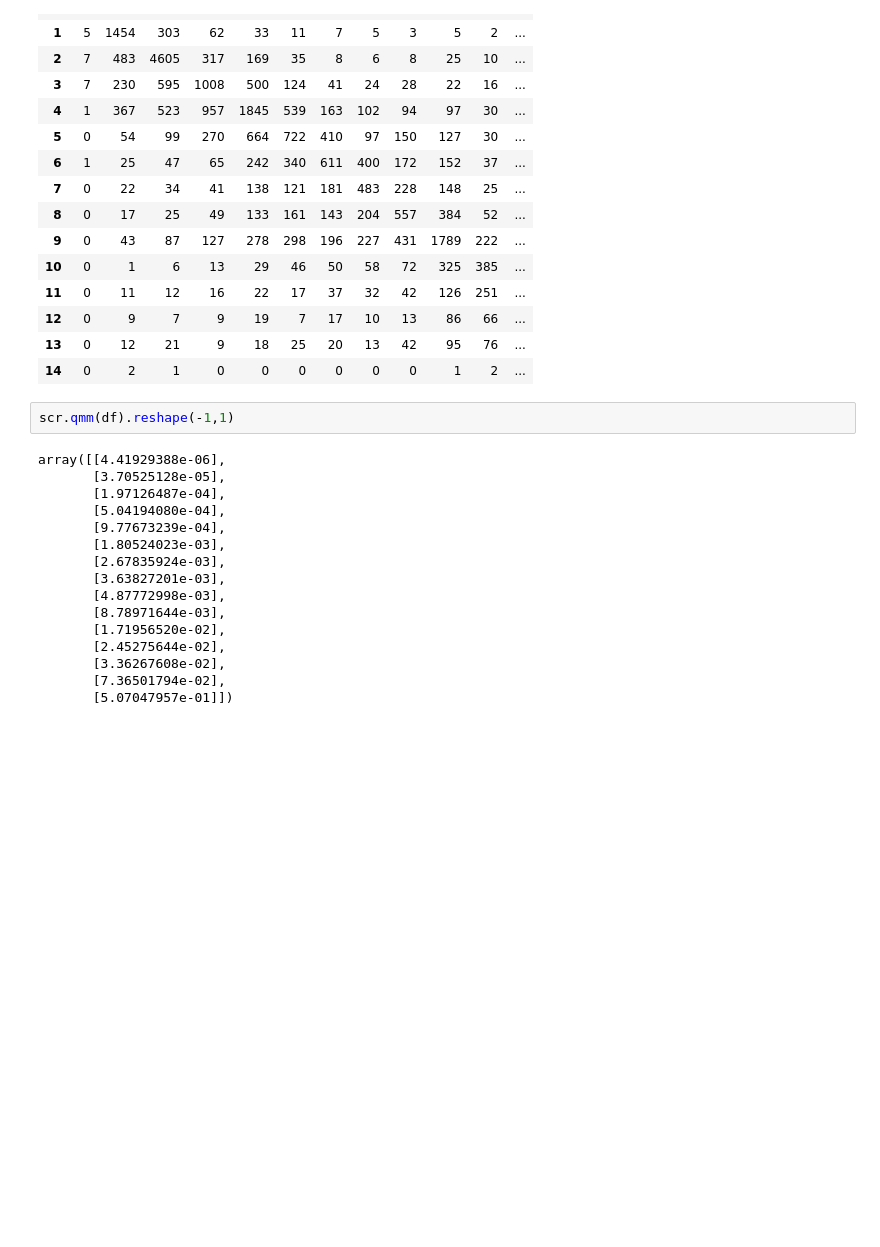
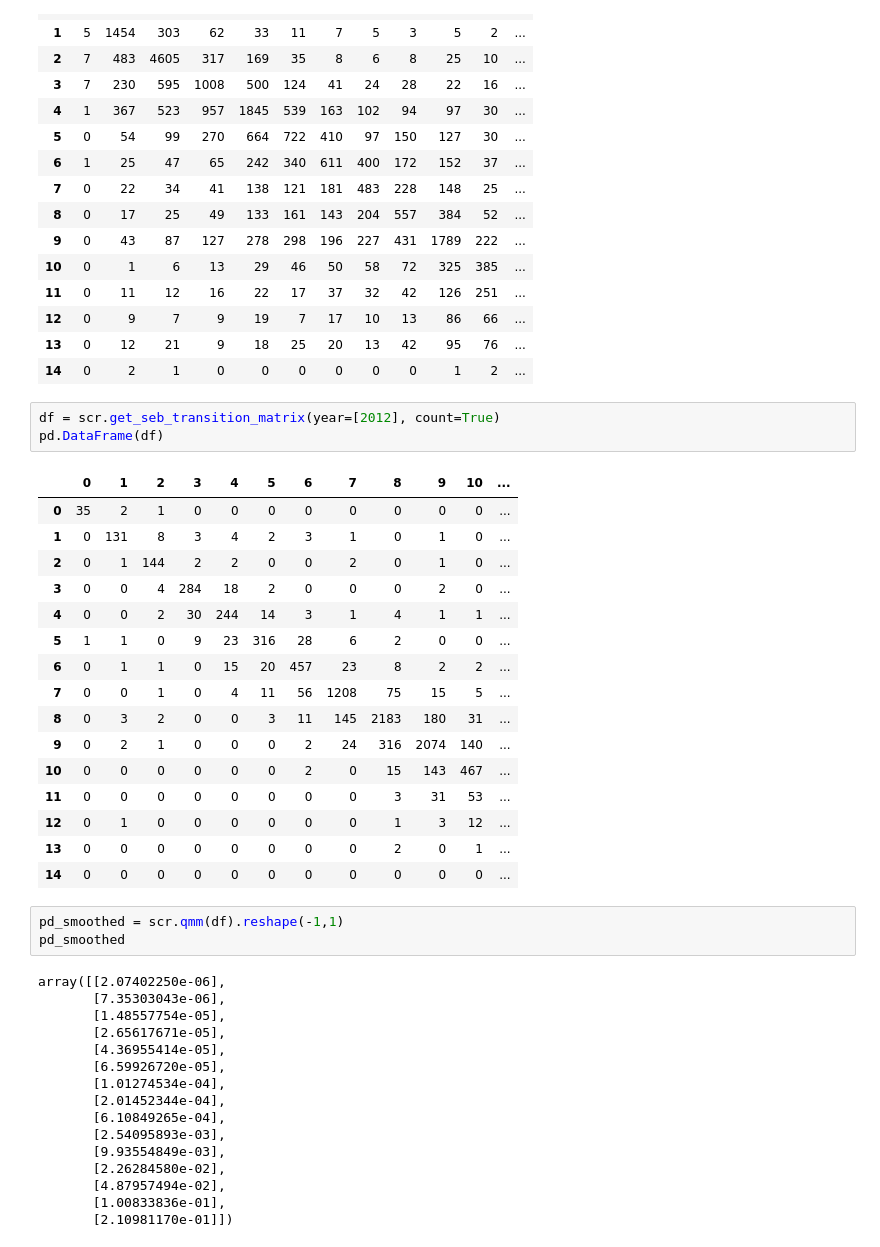
Before and after one commit to trananhthong/sebcreditrisk, a Jupyter notebook: notebooks/test.ipynb, the cells around one changed output. Drawn from its saved outputs; the diff is of its cells as text; blank space fills up the shorter version.

```diff
--- a/notebooks/test.ipynb
+++ b/notebooks/test.ipynb
@@ -108,21 +110,42 @@ pd.DataFrame(df)
 | 12 | 0 | 9 | 7 | 9 | 19 | 7 | 17 | 10 | 13 | 86 | 66 | ... |
 | 13 | 0 | 12 | 21 | 9 | 18 | 25 | 20 | 13 | 42 | 95 | 76 | ... |
 | 14 | 0 | 2 | 1 | 0 | 0 | 0 | 0 | 0 | 0 | 1 | 2 | ... |
+# %%
+df = scr.get_seb_transition_matrix(year=[2012], count=True)
+pd.DataFrame(df)
+# %% [output]
+|  | 0 | 1 | 2 | 3 | 4 | 5 | 6 | 7 | 8 | 9 | 10 | ... |
+| 0 | 35 | 2 | 1 | 0 | 0 | 0 | 0 | 0 | 0 | 0 | 0 | ... |
+| 1 | 0 | 131 | 8 | 3 | 4 | 2 | 3 | 1 | 0 | 1 | 0 | ... |
+| 2 | 0 | 1 | 144 | 2 | 2 | 0 | 0 | 2 | 0 | 1 | 0 | ... |
+| 3 | 0 | 0 | 4 | 284 | 18 | 2 | 0 | 0 | 0 | 2 | 0 | ... |
+| 4 | 0 | 0 | 2 | 30 | 244 | 14 | 3 | 1 | 4 | 1 | 1 | ... |
+| 5 | 1 | 1 | 0 | 9 | 23 | 316 | 28 | 6 | 2 | 0 | 0 | ... |
+| 6 | 0 | 1 | 1 | 0 | 15 | 20 | 457 | 23 | 8 | 2 | 2 | ... |
+| 7 | 0 | 0 | 1 | 0 | 4 | 11 | 56 | 1208 | 75 | 15 | 5 | ... |
+| 8 | 0 | 3 | 2 | 0 | 0 | 3 | 11 | 145 | 2183 | 180 | 31 | ... |
+| 9 | 0 | 2 | 1 | 0 | 0 | 0 | 2 | 24 | 316 | 2074 | 140 | ... |
+| 10 | 0 | 0 | 0 | 0 | 0 | 0 | 2 | 0 | 15 | 143 | 467 | ... |
+| 11 | 0 | 0 | 0 | 0 | 0 | 0 | 0 | 0 | 3 | 31 | 53 | ... |
+| 12 | 0 | 1 | 0 | 0 | 0 | 0 | 0 | 0 | 1 | 3 | 12 | ... |
+| 13 | 0 | 0 | 0 | 0 | 0 | 0 | 0 | 0 | 2 | 0 | 1 | ... |
+| 14 | 0 | 0 | 0 | 0 | 0 | 0 | 0 | 0 | 0 | 0 | 0 | ... |
 # %%
-scr.qmm(df).reshape(-1,1)
+pd_smoothed = scr.qmm(df).reshape(-1,1)
+pd_smoothed
 # %% [output]
-array([[4.41929388e-06],
-       [3.70525128e-05],
-       [1.97126487e-04],
-       [5.04194080e-04],
-       [9.77673239e-04],
-       [1.80524023e-03],
-       [2.67835924e-03],
-       [3.63827201e-03],
-       [4.87772998e-03],
-       [8.78971644e-03],
-       [1.71956520e-02],
-       [2.45275644e-02],
-       [3.36267608e-02],
-       [7.36501794e-02],
-       [5.07047957e-01]])
+array([[2.07402250e-06],
+       [7.35303043e-06],
+       [1.48557754e-05],
+       [2.65617671e-05],
+       [4.36955414e-05],
+       [6.59926720e-05],
+       [1.01274534e-04],
+       [2.01452344e-04],
+       [6.10849265e-04],
+       [2.54095893e-03],
+       [9.93554849e-03],
+       [2.26284580e-02],
+       [4.87957494e-02],
+       [1.00833836e-01],
+       [2.10981170e-01]])
```
Also changed, not shown: parts of 15 cells of this notebook, 2 other files.
